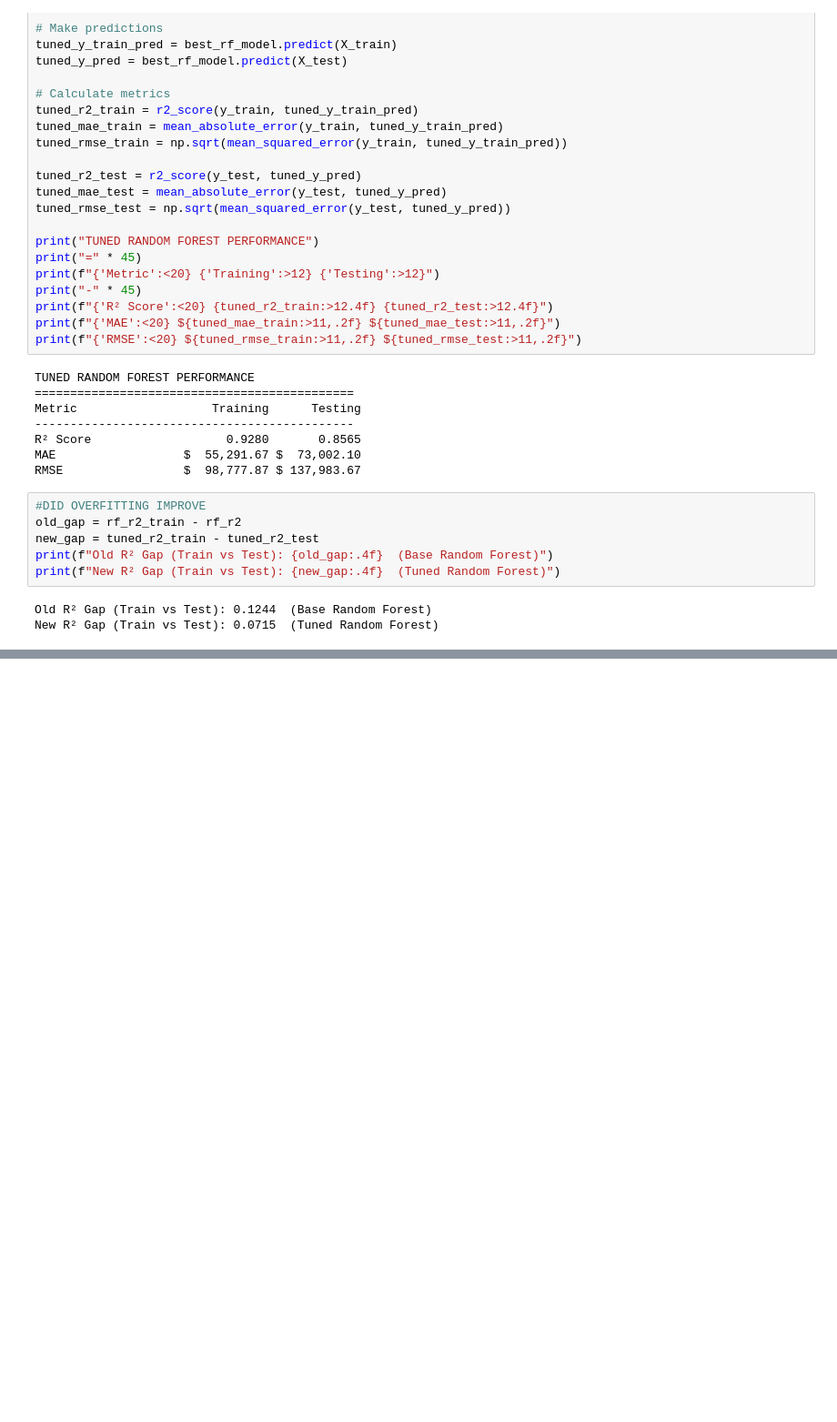
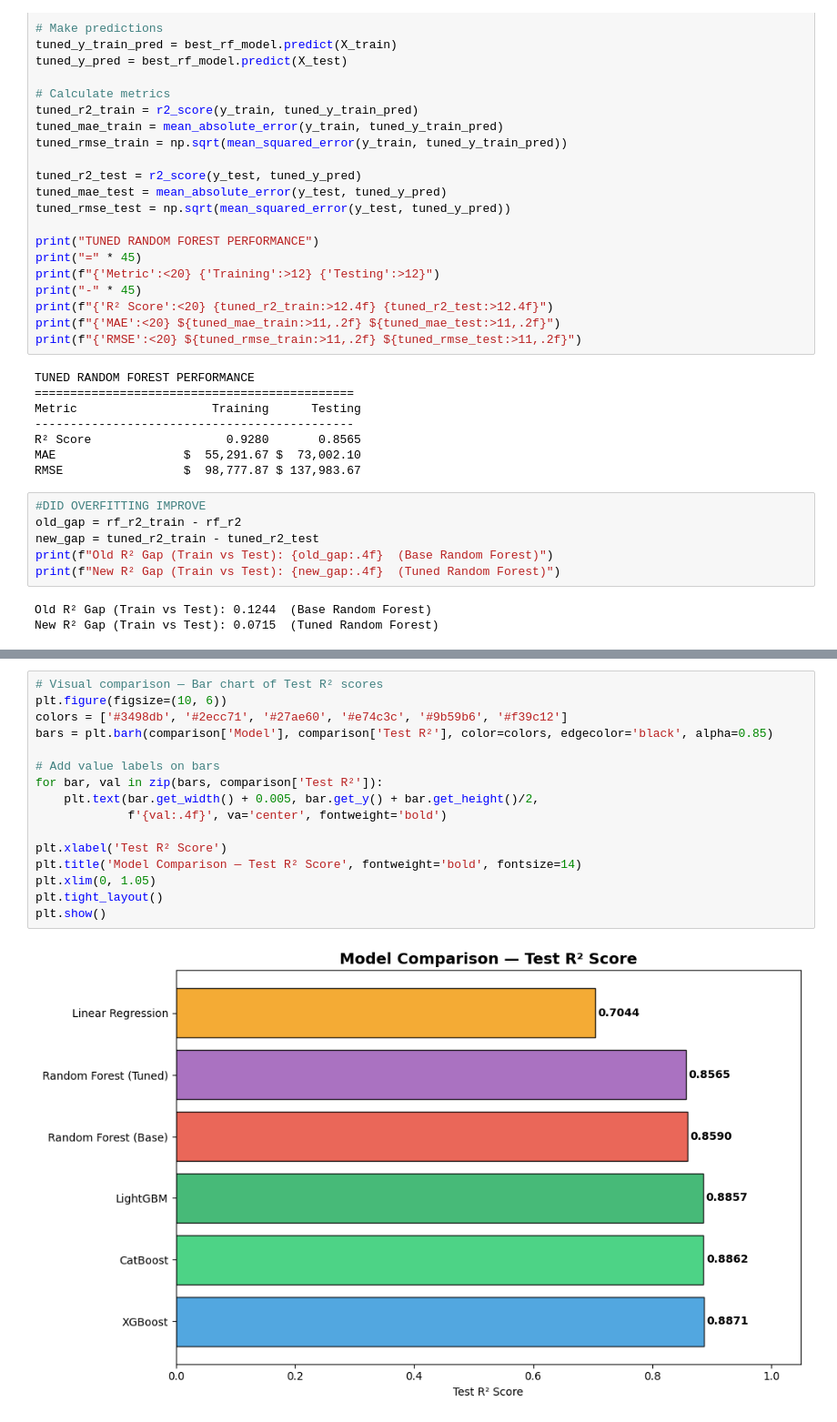
Before and after one commit to AswathSanthanakrishnan/House-Price-Prediction-Project---Final-sem-project-, a Jupyter notebook: 03_Model_Building.ipynb, the cells around one changed output, grey strips where cells are left out. Shown at 91% size. Drawn from its saved outputs; the diff is of its cells as text; blank space fills up the shorter version.

```diff
--- a/03_Model_Building.ipynb
+++ b/03_Model_Building.ipynb
@@ -412,0 +615,18 @@ New R² Gap (Train vs Test): 0.0715  (Tuned Random Forest)
+# %%
+# Visual comparison — Bar chart of Test R² scores
+plt.figure(figsize=(10, 6))
+colors = ['#3498db', '#2ecc71', '#27ae60', '#e74c3c', '#9b59b6', '#f39c12']
+bars = plt.barh(comparison['Model'], comparison['Test R²'], color=colors, edgecolor='black', alpha=0.85)
+
+# Add value labels on bars
+for bar, val in zip(bars, comparison['Test R²']):
+    plt.text(bar.get_width() + 0.005, bar.get_y() + bar.get_height()/2,
+             f'{val:.4f}', va='center', fontweight='bold')
+
+plt.xlabel('Test R² Score')
+plt.title('Model Comparison — Test R² Score', fontweight='bold', fontsize=14)
+plt.xlim(0, 1.05)
+plt.tight_layout()
+plt.show()
+# %% [output]
+[figure, added]
```
Also changed, not shown: parts of 10 cells of this notebook, 2 other files.
